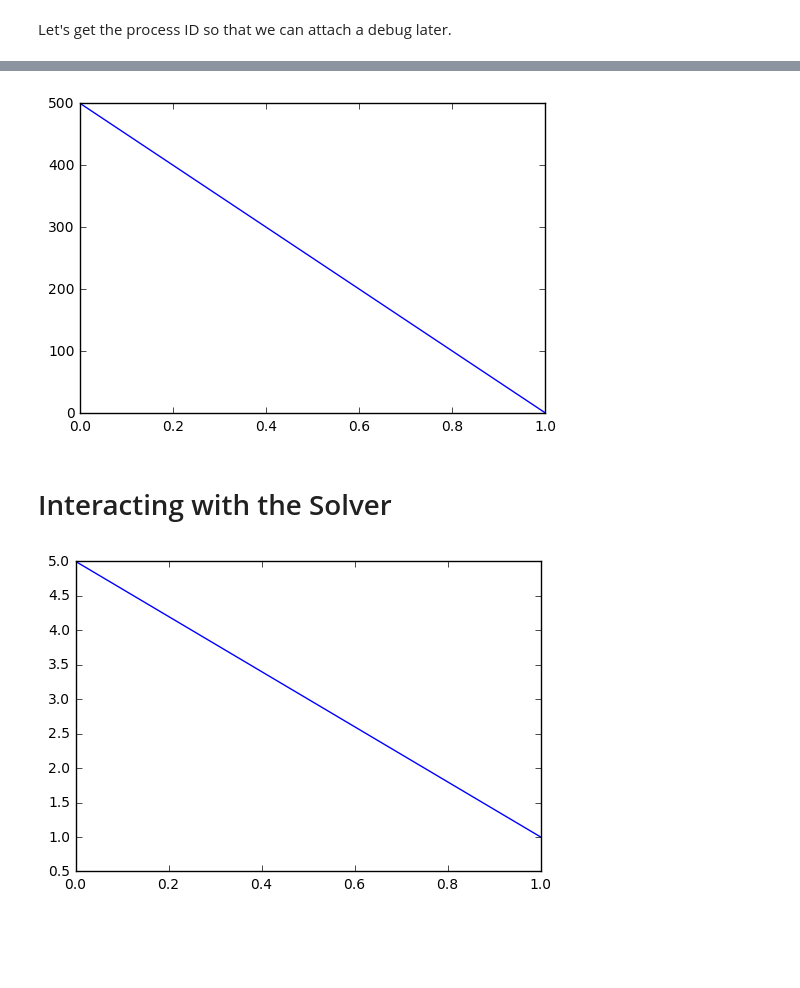
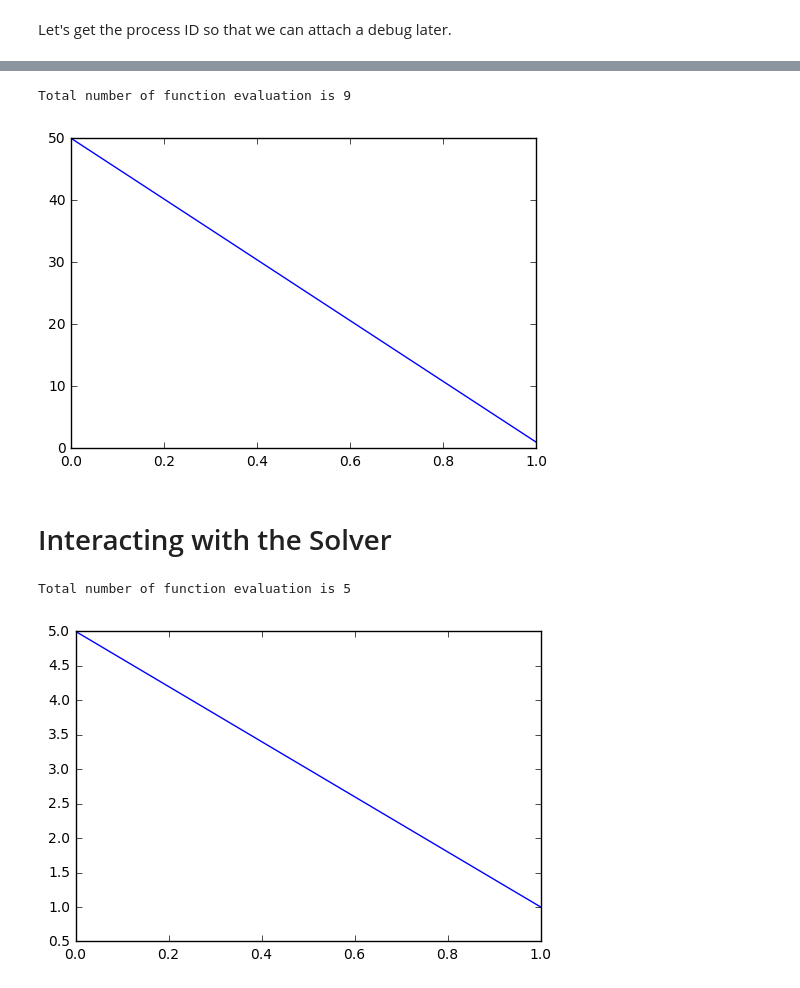
Before and after one commit to arthursoprana/petsc4py-examples, a Jupyter notebook: HeatTransfer1D/Heat Transfer 1D using petsc4py.ipynb, the cells around one changed output, grey strips where cells are left out. Cells and saved outputs as stored; diff of their text form; code cells hidden in the pictures; blank space fills up the shorter version.

Commit message:
update notebooks and add images

```diff
--- a/HeatTransfer1D/Heat Transfer 1D using petsc4py.ipynb
+++ b/HeatTransfer1D/Heat Transfer 1D using petsc4py.ipynb
@@ -120,13 +129,14 @@ print(os.getpid())
 # %%
-nx = 50
+nx = 40
 L = 1.0
-sol = heat_transfer_1D(nx, 500, 1, 1000.0)
+sol = heat_transfer_1D(nx, 50, 1, 1000.0)
 T = sol[...]
 x = np.linspace(0, L, nx)
 plt.plot(x, T)
 plt.show()
 # %% [output]
+Total number of function evaluation is 9
-[figure, old version]
+[figure, new version]
 # %% [markdown]
 Interacting with the Solver
 ===================
@@ -137,7 +147,9 @@ options = PETSc.Options()
 options.clear()
 options.setValue('-snes_monitor', '')
 #options.setValue('-snes_monitor_solution', '')
-options.setValue('-pc_type', 'lu')
+#options.setValue('-pc_type', 'lu')
+#options.setValue('-help', '')
+options.setValue('-is_coloring_view', '')
 
 nx = 50
 L = 1.0
@@ -147,4 +159,5 @@ x = np.linspace(0, L, nx)
 plt.plot(x, T)
 plt.show()
 # %% [output]
+Total number of function evaluation is 5
 [figure]
```
Also changed, not shown: parts of 6 cells of this notebook, 3 other files.
